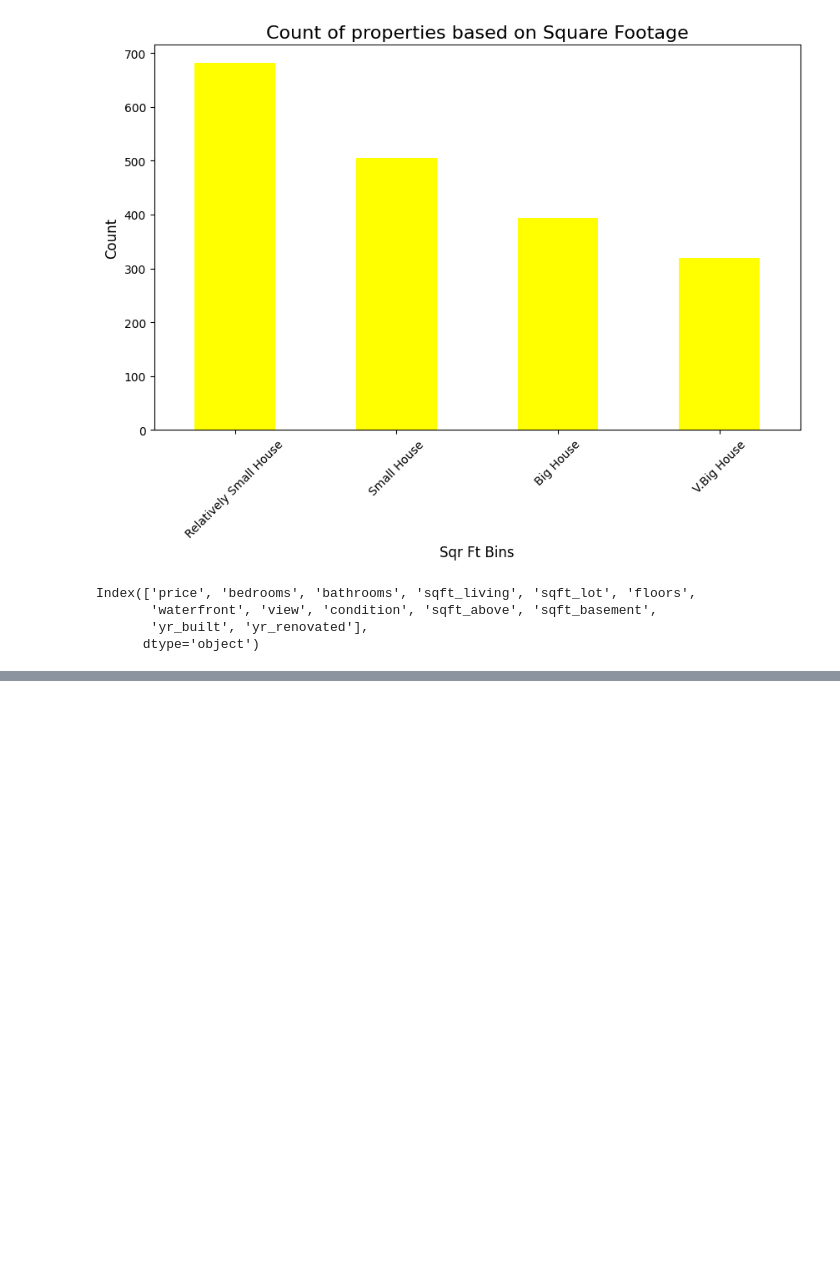
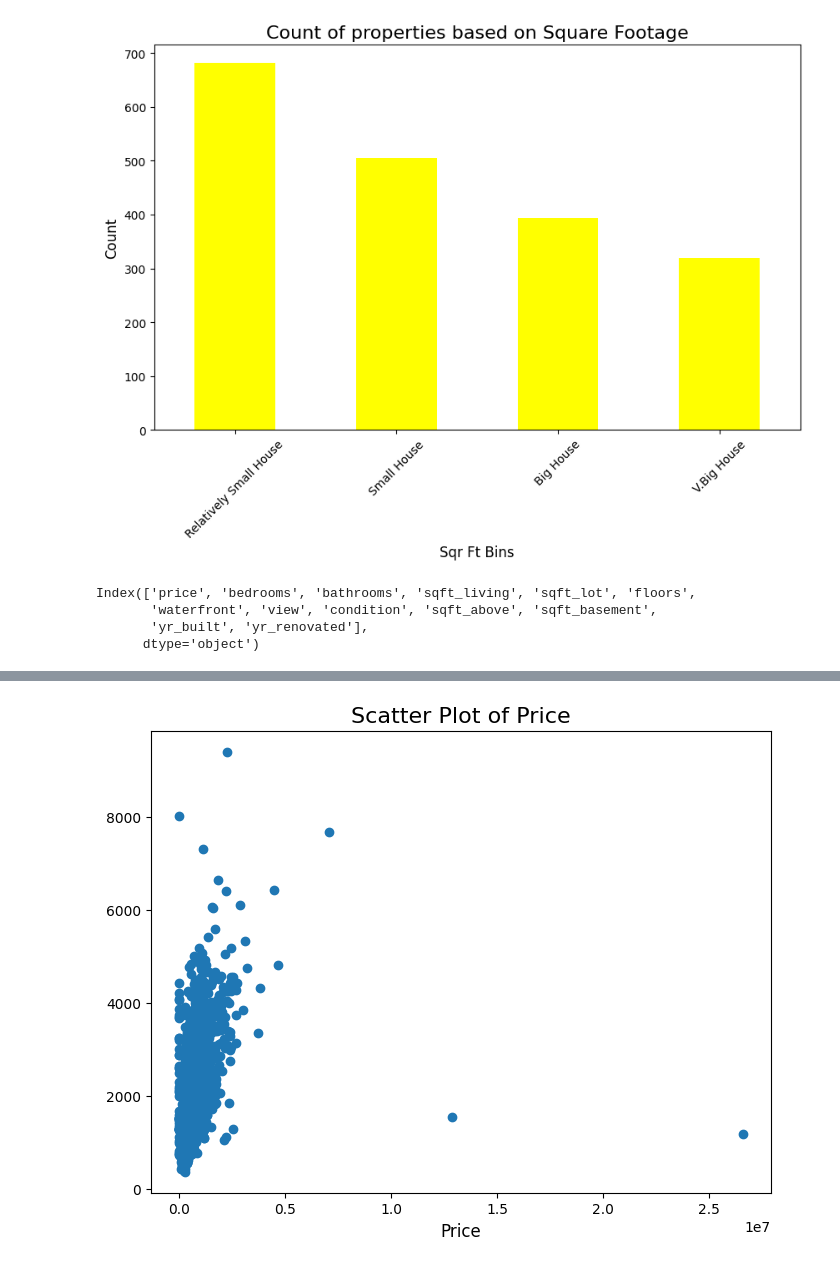
Before and after one commit to noelmt7/EX1, a Jupyter notebook: 2348538_EX1.ipynb, the cells around one changed output, grey strips where cells are left out. Drawn from its saved outputs; the diff is of its cells as text; code cells hidden in the pictures; blank space fills up the shorter version.

```diff
--- a/2348538_EX1.ipynb
+++ b/2348538_EX1.ipynb
@@ -176,0 +189,9 @@ Index(['price', 'bedrooms', 'bathrooms', 'sqft_living', 'sqft_lot', 'floors',
+# %%
+plt.figure(figsize=(8, 6))
+plt.scatter(df['price'],df['sqft_above'])
+plt.title('Scatter Plot of Price', fontsize=16)
+plt.xlabel('Price', fontsize=12)
+
+plt.show()
+# %% [output]
+[figure, added]
```
Also changed, not shown: parts of 15 cells of this notebook.
